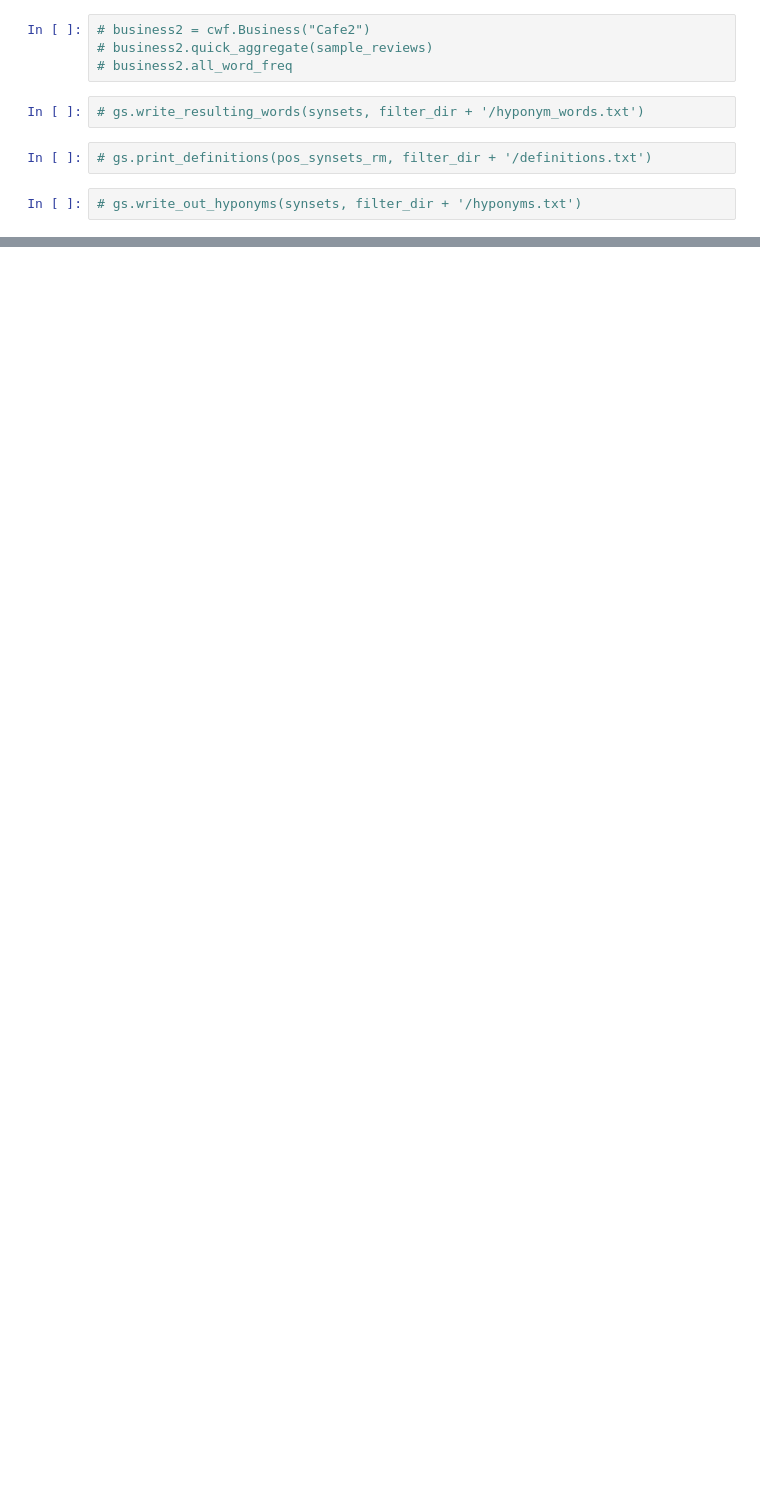
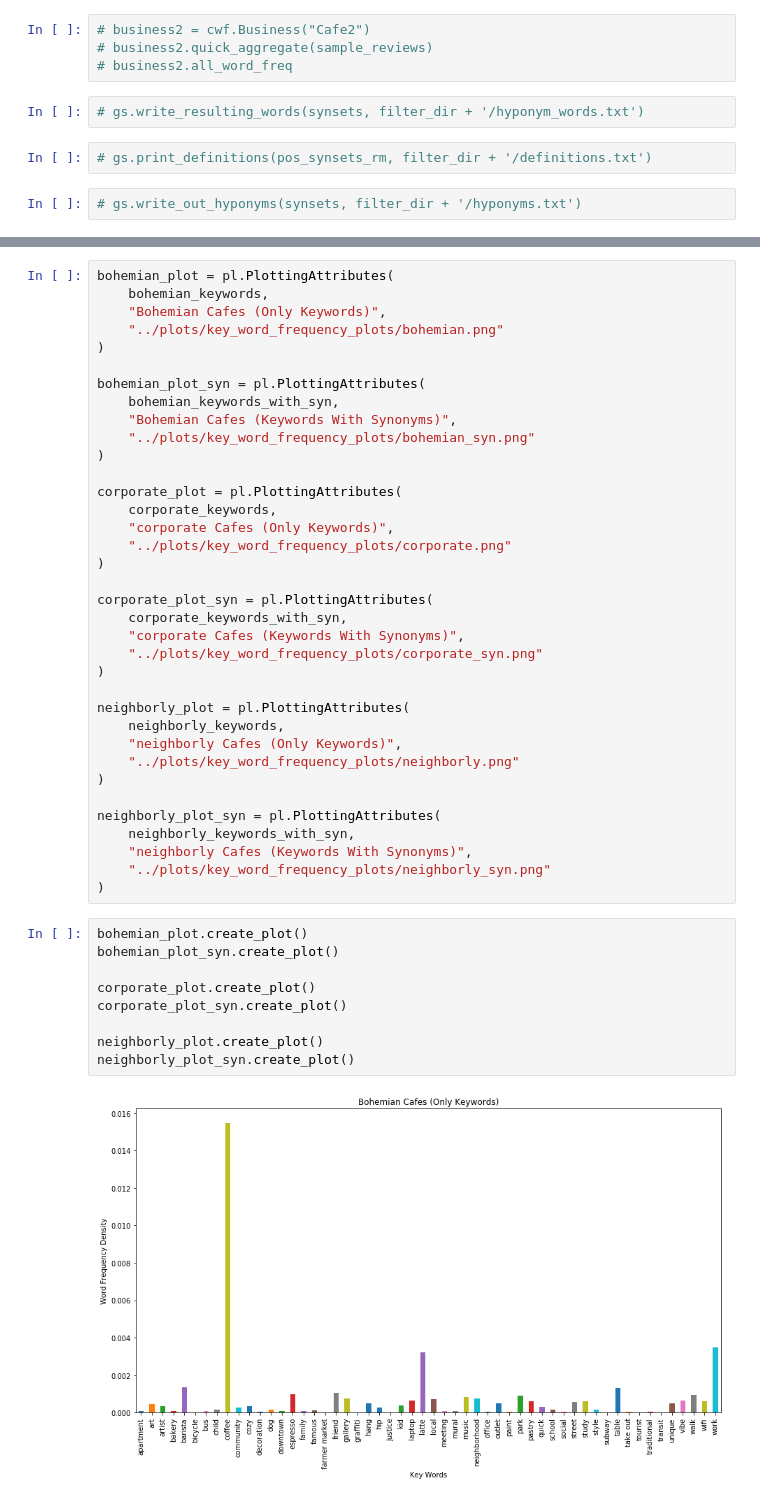
Before and after one commit to JinLi711/UIA, a Jupyter notebook: Yelp/NLP_NEW/notebooks/Text_Preprocess.ipynb, the cells around one changed output, grey strips where cells are left out. Saved outputs shown, nothing was run; the diff lists cells and outputs as text; blank space fills up the shorter version.

```diff
--- a/Yelp/NLP_NEW/notebooks/Text_Preprocess.ipynb
+++ b/Yelp/NLP_NEW/notebooks/Text_Preprocess.ipynb
@@ -46,0 +111,47 @@ pl.createplot(
+# %%
+bohemian_plot = pl.PlottingAttributes(
+    bohemian_keywords,
+    "Bohemian Cafes (Only Keywords)",
+    "../plots/key_word_frequency_plots/bohemian.png"
+)
+
+bohemian_plot_syn = pl.PlottingAttributes(
+    bohemian_keywords_with_syn,
+    "Bohemian Cafes (Keywords With Synonyms)",
+    "../plots/key_word_frequency_plots/bohemian_syn.png"
+)
+
+corporate_plot = pl.PlottingAttributes(
+    corporate_keywords,
+    "corporate Cafes (Only Keywords)",
+    "../plots/key_word_frequency_plots/corporate.png"
+)
+
+corporate_plot_syn = pl.PlottingAttributes(
+    corporate_keywords_with_syn,
+    "corporate Cafes (Keywords With Synonyms)",
+    "../plots/key_word_frequency_plots/corporate_syn.png"
+)
+
+neighborly_plot = pl.PlottingAttributes(
+    neighborly_keywords,
+    "neighborly Cafes (Only Keywords)",
+    "../plots/key_word_frequency_plots/neighborly.png"
+)
+
+neighborly_plot_syn = pl.PlottingAttributes(
+    neighborly_keywords_with_syn,
+    "neighborly Cafes (Keywords With Synonyms)",
+    "../plots/key_word_frequency_plots/neighborly_syn.png"
+)
+# %%
+bohemian_plot.create_plot()
+bohemian_plot_syn.create_plot()
+
+corporate_plot.create_plot()
+corporate_plot_syn.create_plot()
+
+neighborly_plot.create_plot()
+neighborly_plot_syn.create_plot()
+# %% [output]
+[figure, added]
```
Also changed, not shown: parts of 13 cells of this notebook.
